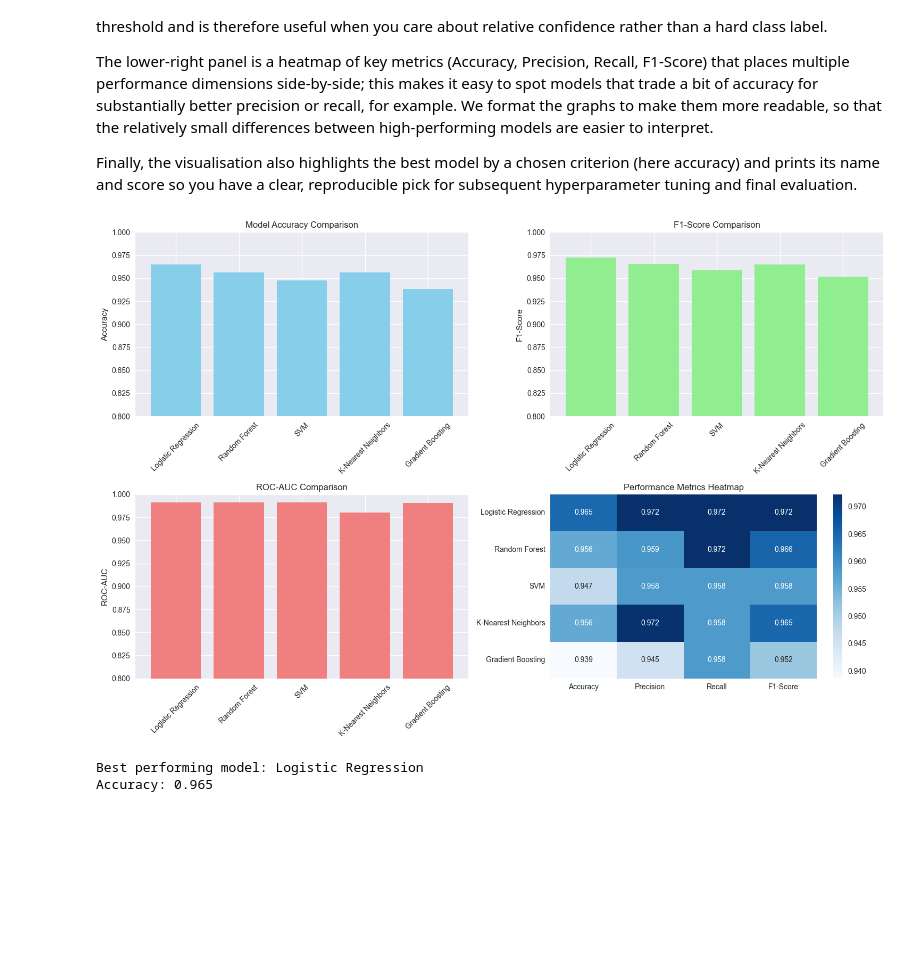
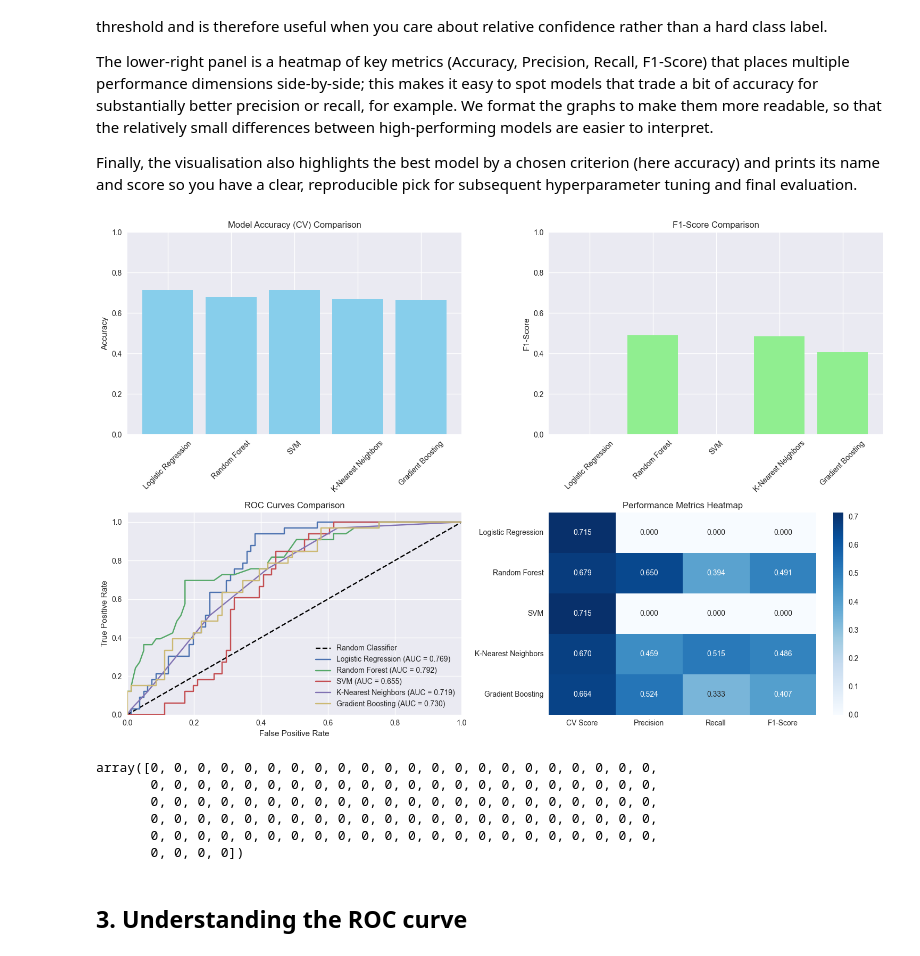
Before and after one commit to ScryptIQ-ai/UCL-Biosciences-ML, a Jupyter notebook: completed-notebooks/2_supervised_ml.ipynb, the cells around one changed output. Drawn from its saved outputs; the diff is of its cells as text; code cells hidden in the pictures; blank space fills up the shorter version.

Commit message:
changing to liver patient dataset

```diff
--- a/completed-notebooks/2_supervised_ml.ipynb
+++ b/completed-notebooks/2_supervised_ml.ipynb
@@ -45,8 +45,8 @@ plt.style.use('seaborn-v0_8')
 # %% [markdown]
 Next we load the data. We can read it directly into a Pandas dataframe as before, and print out a list of the column headings.
 # %%
-data = pd.read_csv('../data/breast_cancer.csv')
+data = pd.read_csv("../data/live_augmented.csv")
 print(data.columns)
 
-# In the diagnosis column, 0 = benign, 1 = malignant
+# In the is_patient column, 0 = benign, 1 = malignant
 # %% [output]
@@ -103,11 +92,11 @@ Next, a simple univariate correlation is computed between each feature and the b
 
 Note that this step is exploratory: correlation highlights linear associations and does not prove causation or capture non-linear relationships, so it is used here only to inform later feature-selection and modelling decisions (the actual model pipeline will use a formal selection method).
 # %%
-# Create the feature matrix X by dropping the 'diagnosis' column from the dataset
-X = data.drop('diagnosis', axis=1)
+# Create the feature matrix X by dropping the 'is_patient' column from the dataset
+X = data.drop('is_patient', axis=1)
 
-# Create the target vector y by selecting the 'diagnosis' column
-y = data['diagnosis']
+# Create the target vector y by selecting the 'is_patient' column
+y = data['is_patient']
 
 # Calculate the correlation between each feature and the target,
 # take the absolute values, and sort from highest to lowest
@@ -184,8 +150,8 @@ scaler = StandardScaler()
 X_train_scaled = scaler.fit_transform(X_train)
 X_test_scaled = scaler.transform(X_test)
 
-# Feature selection - top 15 features:
-selector = SelectKBest(f_classif, k=15)
+# We could reduce feature selection with this:
+selector = SelectKBest(f_classif, k=5)
 X_train_selected = selector.fit_transform(X_train_scaled, y_train)
 X_test_selected = selector.transform(X_test_scaled)
 
@@ -285,42 +245,67 @@ Finally, the visualisation also highlights the best model by a chosen criterion
 # %%
 # Visualise model performance:
 fig, axes = plt.subplots(2, 2, figsize=(15, 10))
 
 # Accuracy comparison:
 axes[0, 0].bar(results_df.index, results_df['CV Score'], color='skyblue')
 axes[0, 0].set_title('Model Accuracy (CV) Comparison')
 axes[0, 0].set_ylabel('Accuracy')
 axes[0, 0].tick_params(axis='x', rotation=45)
-axes[0, 0].set_ylim(0.8, 1.0)
+axes[0, 0].set_ylim(0, 1)
 
 # F1-Score comparison:
 axes[0, 1].bar(results_df.index, results_df['F1-Score'], color='lightgreen')
 axes[0, 1].set_title('F1-Score Comparison')
 axes[0, 1].set_ylabel('F1-Score')
 axes[0, 1].tick_params(axis='x', rotation=45)
-axes[0, 1].set_ylim(0.8, 1.0)
+axes[0, 1].set_ylim(0, 1)
 
-# ROC-AUC comparison (excluding models without probability):
-roc_data = results_df.dropna(subset=['ROC-AUC'])
-axes[1, 0].bar(roc_data.index, roc_data['ROC-AUC'], color='lightcoral')
-axes[1, 0].set_title('ROC-AUC Comparison')
-axes[1, 0].set_ylabel('ROC-AUC')
-axes[1, 0].tick_params(axis='x', rotation=45)
-axes[1, 0].set_ylim(0.8, 1.0)
+# Generate line indicating random:
+axes[1, 0].plot([0, 1], [0, 1], 'k--', label='Random Classifier')
+
+# Loop through models :
+for model_name, model in models.items():
+
+    # Get probability predictions:
+    if hasattr(model, "predict_proba"):
+        y_proba = model.predict_proba(X_test_selected)[:, 1]
+    elif hasattr(model, "decision_function"):
+        y_proba = model.decision_function(X_test_selected)
+    else:
+        continue
+
+    # Calculate ROC curve:
+    fpr, tpr, _ = roc_curve(y_test, y_proba)
+
+    # Plot:
+    axes[1, 0].plot(fpr, tpr, label=f'{model_name} (AUC = {results[model_name]['ROC-AUC']:.3f})')
+
+axes[1, 0].set_xlabel('False Positive Rate')
+axes[1, 0].set_ylabel('True Positive Rate')
+axes[1, 0].set_title('ROC Curves Comparison')
+axes[1, 0].legend(loc='lower right')
+axes[1, 0].set_xlim([0.0, 1.0])
+axes[1, 0].set_ylim([0.0, 1.05])
 
 # Overall metrics heatmap:
 metrics_heatmap = results_df[['CV Score', 'Precision', 'Recall', 'F1-Score']]
-sns.heatmap(metrics_heatmap, annot=True, cmap='Blues', fmt='.3f', ax=axes[1, 1])
+sns.heatmap(metrics_heatmap, annot=True, cmap='Blues', fmt='.3f', ax=axes[1, 1]) # vmax = 1, vmin = 0,
 axes[1, 1].set_title('Performance Metrics Heatmap')
 
 plt.tight_layout()
 plt.show()
-
-# Find the best model:
-best_model_name = results_df['CV Score'].idxmax()
-print(f"\nBest performing model: {best_model_name}")
-print(f"Accuracy: {results_df.loc[best_model_name, 'Accuracy']:.3f}")
 # %% [output]
-[figure, old version]
+[figure, new version]
-Best performing model: Logistic Regression
-Accuracy: 0.965
+# %%
+# Why do some have zero precision and recall
+
+models['Logistic Regression'].predict(X_test_selected)
+# %% [output]
+array([0, 0, 0, 0, 0, 0, 0, 0, 0, 0, 0, 0, 0, 0, 0, 0, 0, 0, 0, 0, 0, 0,
+       0, 0, 0, 0, 0, 0, 0, 0, 0, 0, 0, 0, 0, 0, 0, 0, 0, 0, 0, 0, 0, 0,
+       0, 0, 0, 0, 0, 0, 0, 0, 0, 0, 0, 0, 0, 0, 0, 0, 0, 0, 0, 0, 0, 0,
+       0, 0, 0, 0, 0, 0, 0, 0, 0, 0, 0, 0, 0, 0, 0, 0, 0, 0, 0, 0, 0, 0,
+       0, 0, 0, 0, 0, 0, 0, 0, 0, 0, 0, 0, 0, 0, 0, 0, 0, 0, 0, 0, 0, 0,
+       0, 0, 0, 0])
+# %% [markdown]
+## 3. Understanding the ROC curve
```
Also changed, not shown: parts of 27 cells of this notebook, 7 other files.
